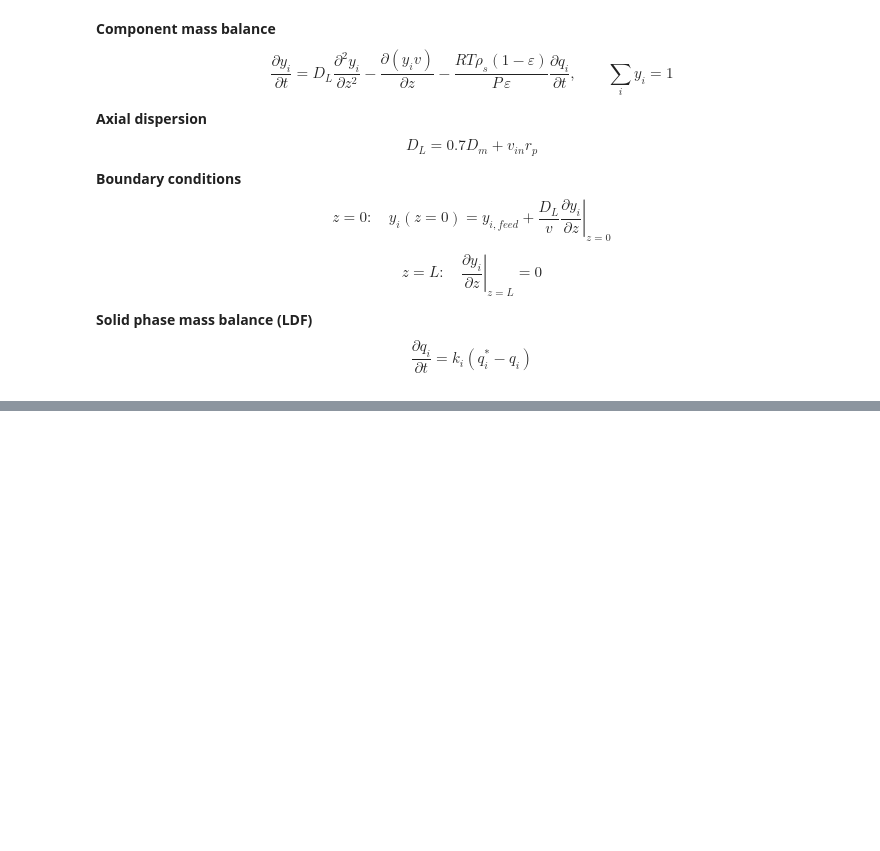
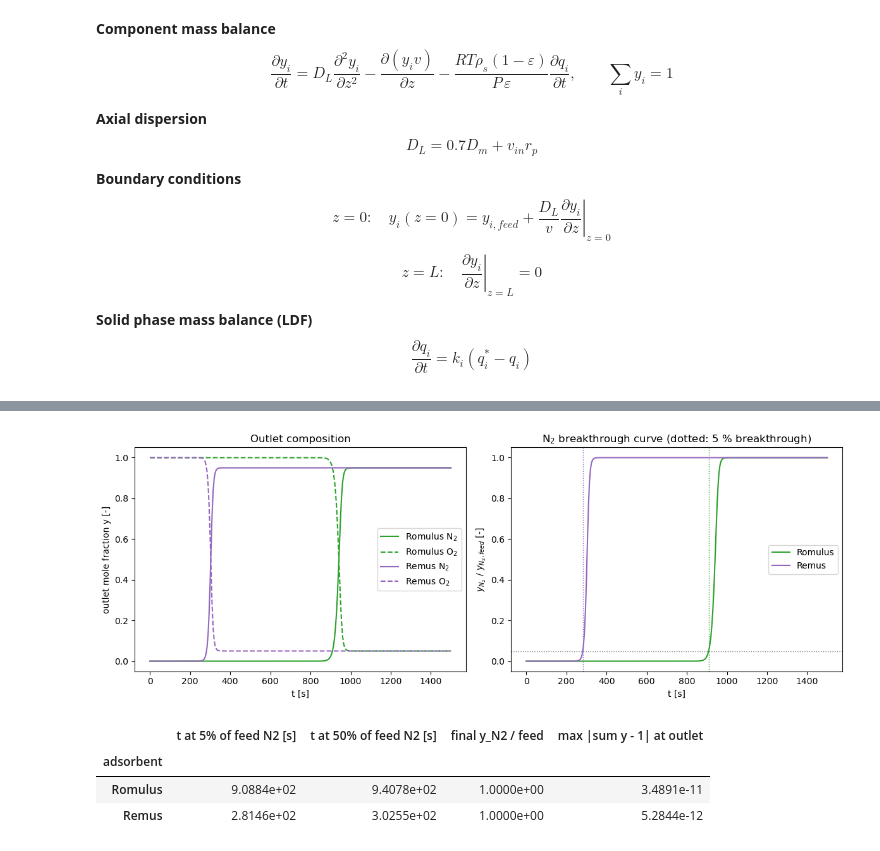
Before and after one commit to Flawrence05/CHEN40461_Adsorption_Coursework, a Jupyter notebook: Notebooks/workbook.ipynb, the cells around one changed output, grey strips where cells are left out. Drawn from its saved outputs; the diff is of its cells as text; code cells hidden in the pictures; blank space fills up the shorter version.

```diff
--- a/Notebooks/workbook.ipynb
+++ b/Notebooks/workbook.ipynb
@@ -43,6 +43,8 @@ def langmuir_equation(P,qs,K):
     return qs*K*P / (1+K*P)
 def freundlich_equation(P,m,K):
     return K*P**(1/m)
+def r_squared(y, y_fit):
+    return 1 - np.sum((y - y_fit) ** 2) / np.sum((y - y.mean()) ** 2)
 # %% [markdown]
 Fit the pure-component data to the linearised versions of the Langmuir and Freundlich isotherms and provide the functional form along with the estimated parameters (with the correct units).
 # %%
@@ -212,14 +236,21 @@ $$S_{N_2/O_2}(P) = \frac{q_{N_2}(P)}{q_{O_2}(P)}$$
 # %%
-# Use only pressures covered by both gases for a given material
+# Ideal selectivity N2/O2 over the pressure range covered by both gases for each material
 fig, ax = plt.subplots(figsize=(6, 4))
 for material, colour in [("Romulus", "tab:green"), ("Remus", "tab:purple")]:
     n2, o2 = f"{material}_N2", f"{material}_O2"
     P_lo = max(P_raw[n2].min(), P_raw[o2].min())
     P_hi = min(P_raw[n2].max(), P_raw[o2].max())
     P_grid = np.linspace(P_lo, P_hi, 300)
-    S = q_model(n2, P_grid) / q_model(o2, P_grid)
+
+    # Pure-component Langmuir uptakes at the same pressure
+    S = langmuir_equation(P_grid, *lang[n2]) / langmuir_equation(P_grid, *lang[o2])
+
+    # Henry's-law limit (P -> 0): ratio of the initial slopes qs*K
+    S_henry = (lang[n2][0] * lang[n2][1]) / (lang[o2][0] * lang[o2][1])
+
     ax.plot(P_grid, S, color=colour, label=material)
-    print(f"{material}: S = {S[0]:.2f} at {P_lo:.3g} Pa, {S[-1]:.2f} at {P_hi:.3g} Pa")
+    ax.axhline(S_henry, color=colour, linestyle=":", linewidth=1)
+    print(f"{material}: S = {S[0]:.2f} at {P_lo:.3g} Pa, {S[-1]:.2f} at {P_hi:.3g} Pa, Henry limit S0 = {S_henry:.2f}")
 
 ax.set_xlabel("P [Pa]")
 ax.set_ylabel("Ideal selectivity $q_{N_2}/q_{O_2}$")
@@ -305,4 +381,0 @@ D_L = 0.7 * D_m + v_in * r_p
-# %%
-# Define the Grid
-N = 600 # [dimensionless] number of nodes
-z = np.linspace(0, L, N)
@@ -357,0 +382,52 @@ TypeError: solve_ivp() missing 2 required positional arguments: 't_span' and 'y0
+# %%
+colours = {"Romulus": "tab:green", "Remus": "tab:purple"}
+
+# ---------------- Breakthrough times (time for outlet N2 to reach a fraction of its feed value) ----------------
+def time_at(sol, fraction):
+    y_rel = sol.y[N - 1] / y_feed_N2
+    if y_rel.max() < fraction:
+        return np.nan
+    i = np.argmax(y_rel >= fraction)
+    return np.interp(fraction, y_rel[i - 1:i + 1], sol.t[i - 1:i + 1])
+
+# ---------------- Plots ----------------
+fig, axes = plt.subplots(1, 2, figsize=(12, 4.5))
+
+# Left: outlet mole fractions of both gases
+for material, sol in sols.items():
+    axes[0].plot(sol.t, sol.y[N - 1],     color=colours[material], label=f"{material} N$_2$")
+    axes[0].plot(sol.t, sol.y[2 * N - 1], color=colours[material], linestyle="--", label=f"{material} O$_2$")
+axes[0].set_xlabel("t [s]")
+axes[0].set_ylabel("outlet mole fraction y [-]")
+axes[0].set_title("Outlet composition")
+axes[0].legend()
+
+# Right: normalised N2 breakthrough curve with the 5 % breakthrough time marked
+for material, sol in sols.items():
+    t_5 = time_at(sol, 0.05)
+    axes[1].plot(sol.t, sol.y[N - 1] / y_feed_N2, color=colours[material], label=material)
+    axes[1].axvline(t_5, color=colours[material], linestyle=":", linewidth=1)
+axes[1].axhline(0.05, color="grey", linestyle=":", linewidth=1)
+axes[1].set_xlabel("t [s]")
+axes[1].set_ylabel("$y_{N_2}$ / $y_{N_2,feed}$ [-]")
+axes[1].set_title("N$_2$ breakthrough curve (dotted: 5 % breakthrough)")
+axes[1].legend()
+
+plt.tight_layout()
+plt.show()
+
+# ---------------- Summary table ----------------
+summary = []
+for material, sol in sols.items():
+    summary.append({"adsorbent": material,
+                    "t at 5% of feed N2 [s]": time_at(sol, 0.05),
+                    "t at 50% of feed N2 [s]": time_at(sol, 0.50),
+                    "final y_N2 / feed": sol.y[N - 1, -1] / y_feed_N2,
+                    "max |sum y - 1| at outlet": np.abs(sol.y[N - 1] + sol.y[2 * N - 1] - 1).max()})
+pd.DataFrame(summary).set_index("adsorbent")
+# %% [output]
+[figure, added]
+|  | t at 5% of feed N2 [s] | t at 50% of feed N2 [s] | final y_N2 / feed | max |sum y - 1| at outlet |
+| adsorbent |  |  |  |  |
+| Romulus | 9.0884e+02 | 9.4078e+02 | 1.0000e+00 | 3.4891e-11 |
+| Remus | 2.8146e+02 | 3.0255e+02 | 1.0000e+00 | 5.2844e-12 |
```
Also changed, not shown: parts of 12 cells of this notebook, 1 other file.
